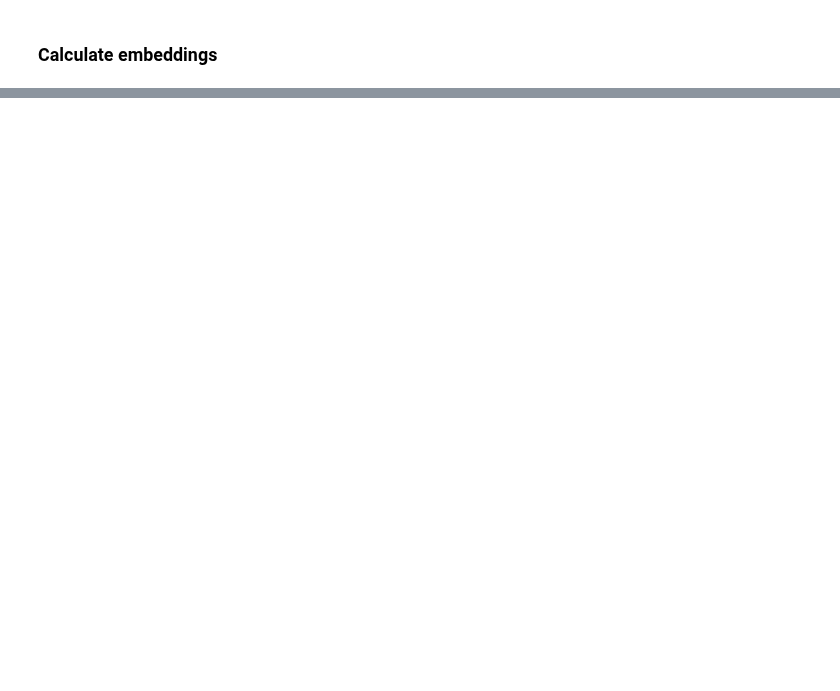
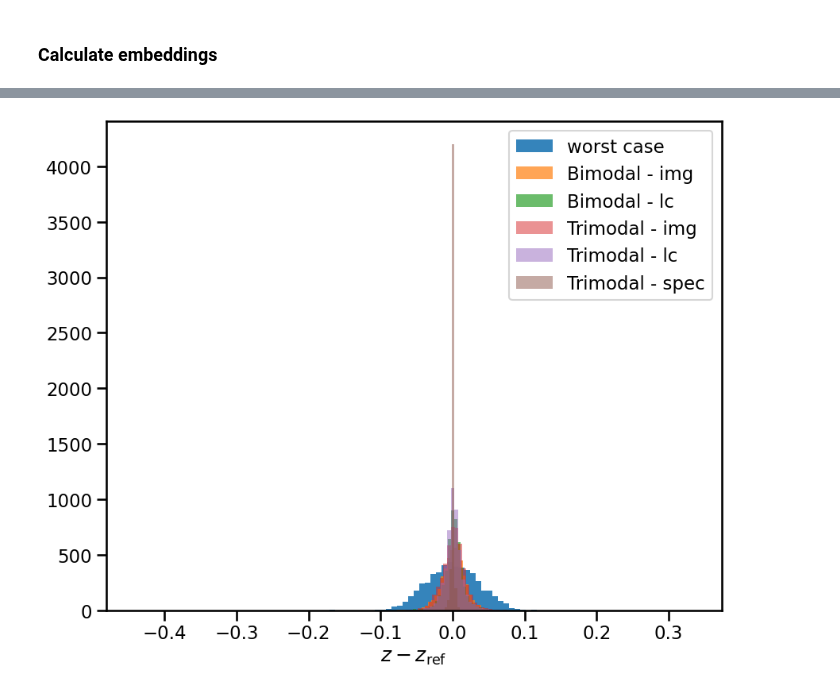
Before and after one commit to ThomasHelfer/multimodal-supernovae, a Jupyter notebook: inference_model.ipynb, the cells around one changed output, grey strips where cells are left out. Drawn from its saved outputs; the diff is of its cells as text; code cells hidden in the pictures; blank space fills up the shorter version.

```diff
--- a/inference_model.ipynb
+++ b/inference_model.ipynb
@@ -347,0 +515,27 @@ plt.ylabel("Light Curve Cosine Similarity");
+# %%
+worst_case = np.random.choice(zs_im, size=len(zs_im), replace=True)- zs_im
+diff_im_bi = np.mean(zs_im[inds_top_im_imlc[:]], axis=1) - zs_im
+diff_im_tri = np.mean(zs_im[inds_top_im_tri[:]], axis=1) - zs_im
+diff_im_tri_red = np.mean(zs_im[inds_top_im_tri_red[:]], axis=1) - zs_im
+
+diff_lc_bi = np.mean(zs_im[inds_top_lc_imlc[:]], axis=1) - zs_im
+diff_lc_tri = np.mean(zs_im[inds_top_lc_tri[:]], axis=1) - zs_im
+diff_lc_tri_red = np.mean(zs_im[inds_top_lc_tri_red[:]], axis=1) - zs_im
+
+
+diff_sp_tri = np.mean(zs_im[inds_top_sp_tri[:]], axis=1) - zs_im
+diff_sp_tri_red = np.mean(zs_im[inds_top_sp_tri_red[:]], axis=1) - zs_im
+
+plt.figure(figsize = (10,8))
+plt.hist(worst_case, bins=100, alpha=0.9, label='worst case')
+plt.hist(diff_im_bi, bins=100, alpha=0.7, label='Bimodal - img')
+plt.hist(diff_lc_bi, bins=100, alpha=0.7, label='Bimodal - lc')
+plt.hist(diff_im_tri, bins=100, alpha=0.5, label='Trimodal - img')
+plt.hist(diff_lc_tri, bins=100, alpha=0.5, label='Trimodal - lc')
+plt.hist(diff_sp_tri, bins=100, alpha=0.5, label='Trimodal - spec')
+
+plt.xlabel(r"$z - z_{\rm ref}$")
+plt.legend()
+plt.show()
+# %% [output]
+[figure, added]
```
Also changed, not shown: parts of 31 cells of this notebook.
